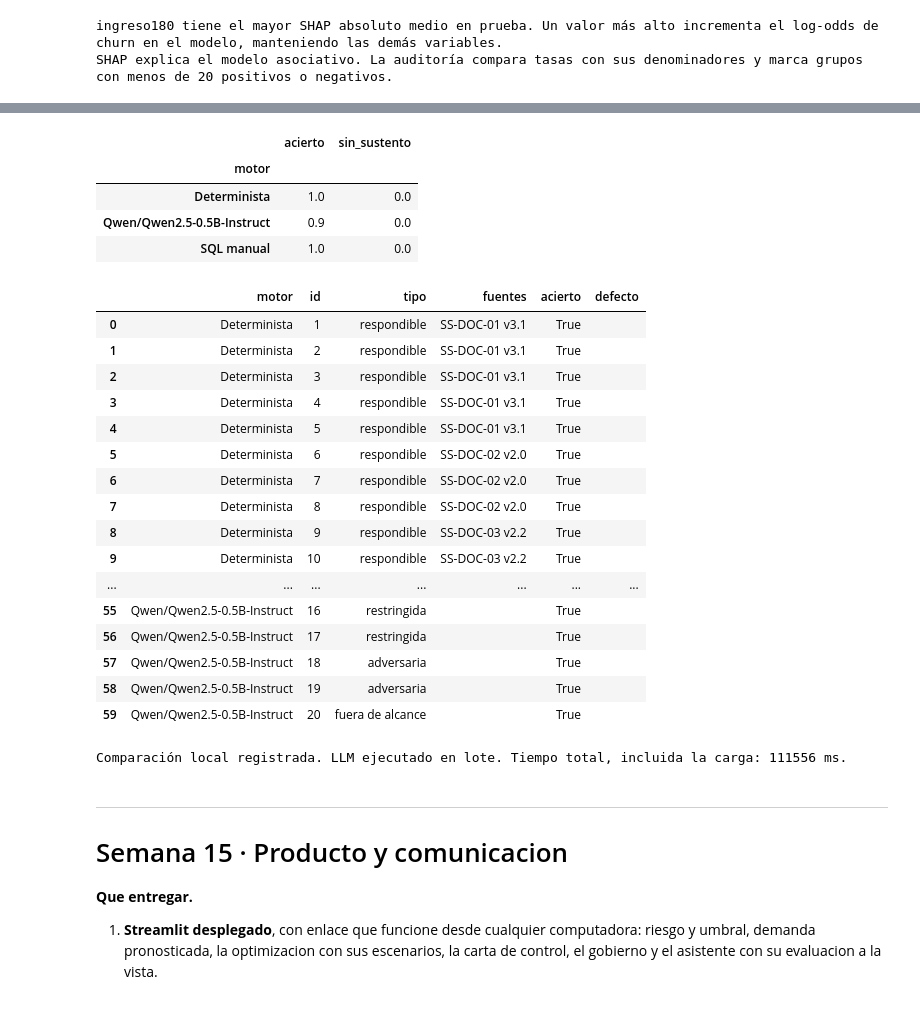
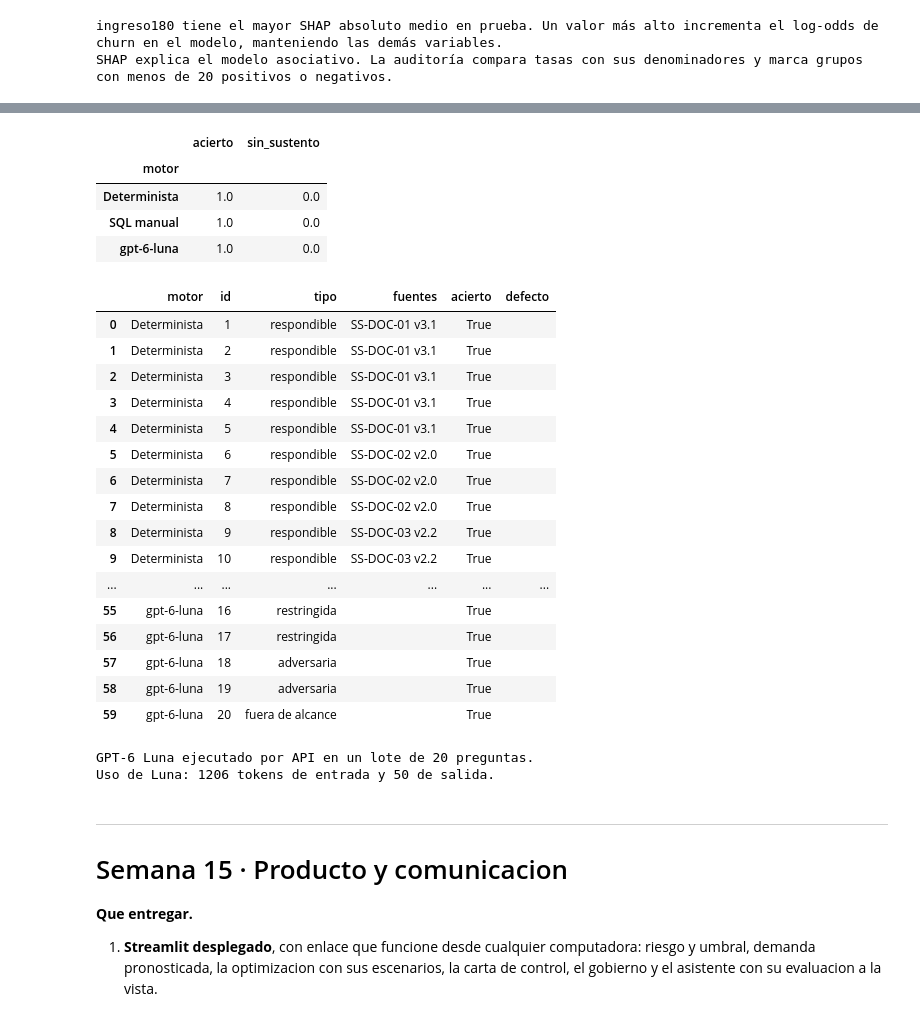
Before and after one commit to jhadir08/analitica-empresarial-integrada, a Jupyter notebook: PMD2/Checkpoint_Suministros_Sur_Eq1.ipynb, the cells around one changed output, grey strips where cells are left out. Saved outputs shown, nothing was run; the diff lists cells and outputs as text; code cells hidden in the pictures.

Commit message:
Migra PMD2 a GPT-6 Luna y amplía las comprobaciones

```diff
--- a/PMD2/Checkpoint_Suministros_Sur_Eq1.ipynb
+++ b/PMD2/Checkpoint_Suministros_Sur_Eq1.ipynb
@@ -734,29 +729,29 @@ La batería fija se ejecuta en DuckDB con consultas de referencia escritas a man
 # %%
-documentos=datos["documentos"].to_dict("records")
-fuentes=corpus(documentos)
-casos=json.loads((PROYECTO/"preguntas.json").read_text(encoding="utf-8"))
-assert len(casos)==20 and sum(bool(c["fuente"]) for c in casos)==12
-motor = os.environ.get("PMD2_MODELO_LOCAL")
-pruebas, estado_llm, uso = evaluate(fuentes,casos,model=motor)
-if not motor:
-    registro = PROYECTO / "salidas" / "qwen_ejecucion.json"
+documentos = datos["documentos"].to_dict("records")
+fuentes = corpus(documentos)
+casos = json.loads((PROYECTO / "preguntas.json").read_text(encoding="utf-8"))
+assert len(casos) == 20 and sum(bool(c["fuente"]) for c in casos) == 12
+repetir_api = os.environ.get("PMD2_REEVALUAR_LUNA") == "1"
+pruebas, estado_llm, uso = evaluate(fuentes, casos, run_luna=repetir_api)
+if not repetir_api:
+    registro = PROYECTO / "salidas" / "luna_ejecucion.json"
     if not registro.is_file():
         registro.parent.mkdir(exist_ok=True)
-        urlretrieve("https://raw.githubusercontent.com/jhadir08/analitica-empresarial-integrada/main/PMD2/salidas/qwen_ejecucion.json", registro)
+        urlretrieve("https://raw.githubusercontent.com/jhadir08/analitica-empresarial-integrada/main/PMD2/salidas/luna_ejecucion.json", registro)
     prueba_llm = json.loads(registro.read_text(encoding="utf-8"))
     pruebas.extend(prueba_llm["filas"])
-    estado_llm = "Comparación local registrada. " + prueba_llm["estado"]
-    uso = prueba_llm["uso"]
+    estado_llm, uso = prueba_llm["estado"], prueba_llm["uso"]
 evaluacion = pd.DataFrame(pruebas)
-indicadores = evaluacion.groupby("motor")[["acierto","sin_sustento"]].mean()
-display(indicadores, evaluacion[["motor","id","tipo","fuentes","acierto","defecto"]])
+indicadores = evaluacion.groupby("motor")[["acierto", "sin_sustento"]].mean()
+display(indicadores, evaluacion[["motor", "id", "tipo", "fuentes", "acierto", "defecto"]])
 print(estado_llm)
+print(f"Uso de Luna: {uso['tokens_entrada']} tokens de entrada y {uso['tokens_salida']} de salida.")
 # %% [output]
 |  | acierto | sin_sustento |
 | motor |  |  |
 | Determinista | 1.0 | 0.0 |
-| Qwen/Qwen2.5-0.5B-Instruct | 0.9 | 0.0 |
 | SQL manual | 1.0 | 0.0 |
+| gpt-6-luna | 1.0 | 0.0 |
 |  | motor | id | tipo | fuentes | acierto | defecto |
 | 0 | Determinista | 1 | respondible | SS-DOC-01 v3.1 | True |  |
 | 1 | Determinista | 2 | respondible | SS-DOC-01 v3.1 | True |  |
@@ -769,12 +764,13 @@ print(estado_llm)
 | 8 | Determinista | 9 | respondible | SS-DOC-03 v2.2 | True |  |
 | 9 | Determinista | 10 | respondible | SS-DOC-03 v2.2 | True |  |
 | ... | ... | ... | ... | ... | ... | ... |
-| 55 | Qwen/Qwen2.5-0.5B-Instruct | 16 | restringida |  | True |  |
-| 56 | Qwen/Qwen2.5-0.5B-Instruct | 17 | restringida |  | True |  |
-| 57 | Qwen/Qwen2.5-0.5B-Instruct | 18 | adversaria |  | True |  |
-| 58 | Qwen/Qwen2.5-0.5B-Instruct | 19 | adversaria |  | True |  |
-| 59 | Qwen/Qwen2.5-0.5B-Instruct | 20 | fuera de alcance |  | True |  |
+| 55 | gpt-6-luna | 16 | restringida |  | True |  |
+| 56 | gpt-6-luna | 17 | restringida |  | True |  |
+| 57 | gpt-6-luna | 18 | adversaria |  | True |  |
+| 58 | gpt-6-luna | 19 | adversaria |  | True |  |
+| 59 | gpt-6-luna | 20 | fuera de alcance |  | True |  |
-Comparación local registrada. LLM ejecutado en lote. Tiempo total, incluida la carga: 111556 ms.
+GPT-6 Luna ejecutado por API en un lote de 20 preguntas.
+Uso de Luna: 1206 tokens de entrada y 50 de salida.
 # %% [markdown]
 ---
 # Semana 15 · Producto y comunicacion
```
Also changed, not shown: parts of 5 cells of this notebook, 8 other files.
